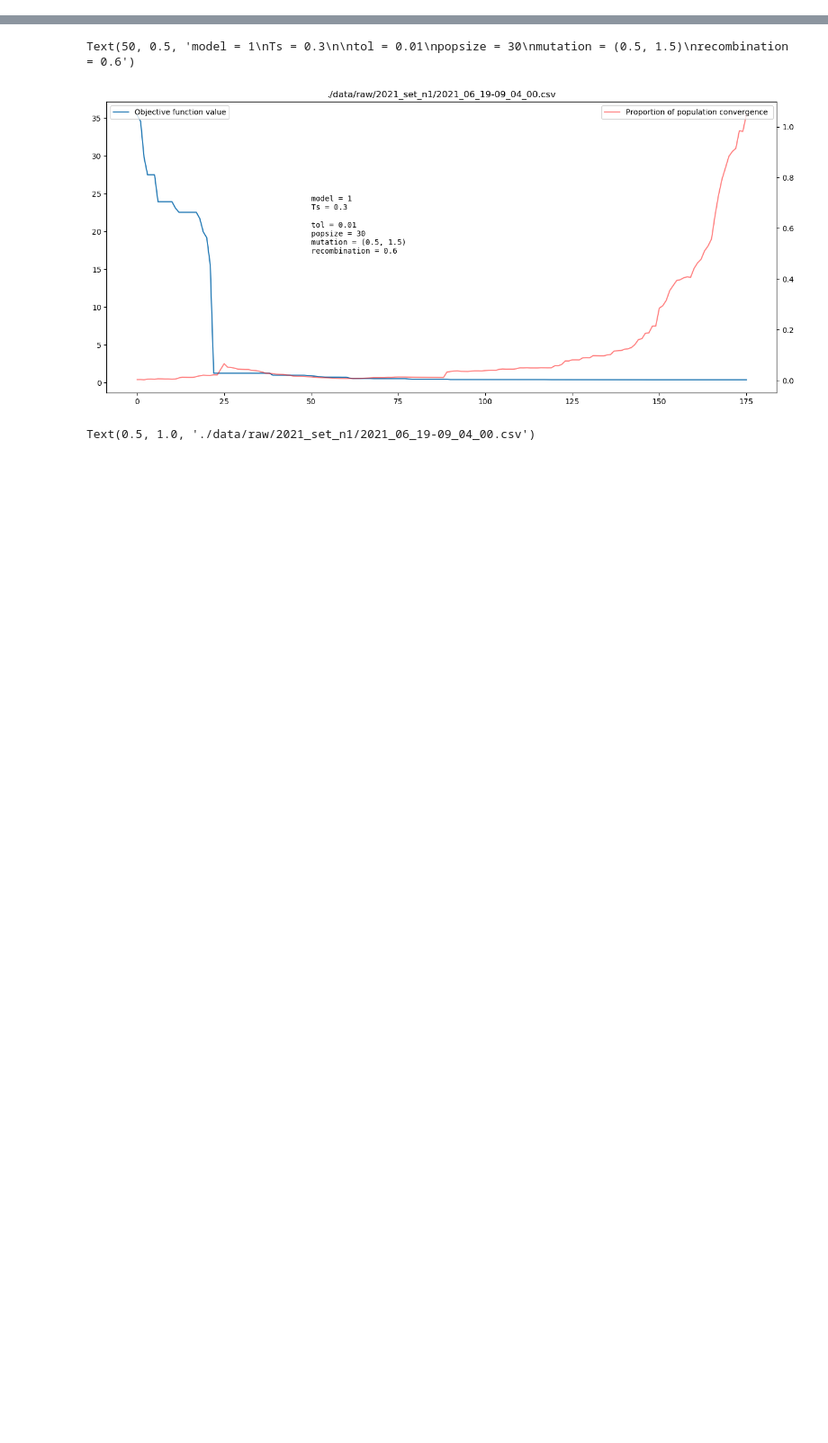
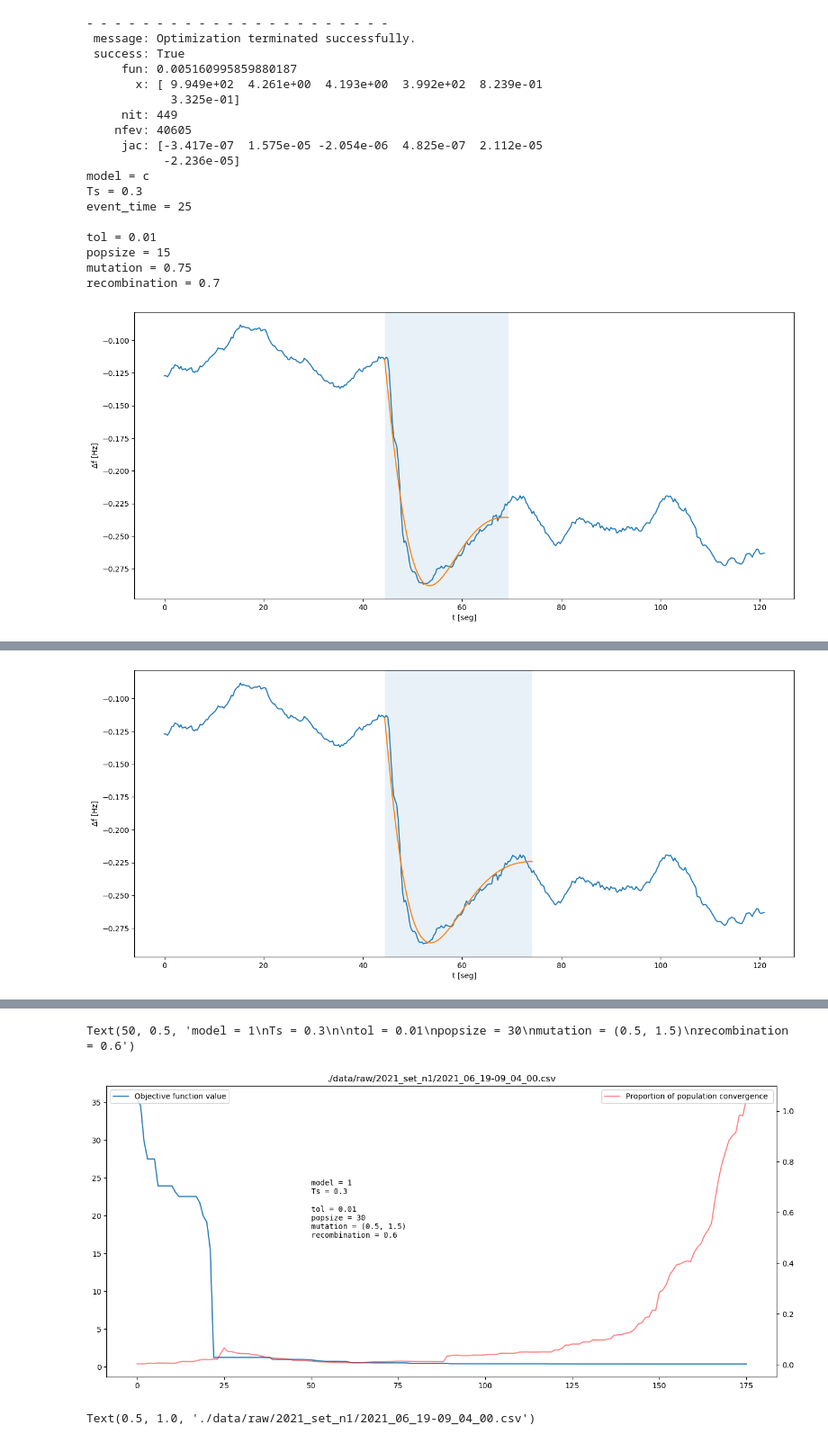
Before and after one commit to JoFeG/Differential-Evolution-Frequency-Model-Fitting, a Jupyter notebook: Example.ipynb, the cells around one changed output, grey strips where cells are left out. Shown at 90% size. Drawn from its saved outputs; the diff is of its cells as text; code cells hidden in the pictures; blank space fills up the shorter version.

```diff
--- a/Example.ipynb
+++ b/Example.ipynb
@@ -25,0 +28,63 @@ fig = plot_raw(input_path)
+# %%
+## EJemplo uso sampler de_runs y plot_result
+from sampler import sampler
+from de_run import objective_function
+from plot_result import plot_result
+
+import models as mdl
+
+model = "c"
+Ts = 0.3
+
+for k in range(6):
+    event_time = 25 + 5*k
+    df = sampler(input_path, Ts, event_time=event_time)
+    P0 = df["power"][0] / 1000 # esto en realidad es ΔP_k en la notacion del modelo: que unidades tiene??
+
+    event_freq = df["delta_freq"][df["event"]==1].to_numpy()
+
+    bounds = [(0.00001, 1000) for i in range(mdl.params[model])] ## CHECK THIS SOLUTION
+    arguments = (model, Ts, P0, event_freq)
+
+    # DE Default parameters
+    popsize = 15
+    mutation = 0.75  # can be interval (min, max), will change at each iteration.
+    recombination = 0.7
+    tol = 0.01
+
+    result = differential_evolution(
+        objective_function,
+        bounds,
+        args = (arguments,),
+    #    callback = callback,
+        popsize = popsize,
+        tol = tol,
+        mutation = mutation,
+        recombination = recombination
+    )
+
+    print("\n\n- - - - - - - - - - - - - - - - - - - - - -")
+    print(result)
+    print(f"model = {model}\nTs = {Ts}\nevent_time = {event_time}\n\ntol = {tol}\npopsize = {popsize}\nmutation = {mutation}\nrecombination = {recombination}")
+    fig = plot_result(df, arguments, result.x)
+    plt.show(fig)
+# %% [output]
+- - - - - - - - - - - - - - - - - - - - - -
+ message: Optimization terminated successfully.
+ success: True
+     fun: 0.005160995859880187
+       x: [ 9.949e+02  4.261e+00  4.193e+00  3.992e+02  8.239e-01
+            3.325e-01]
+     nit: 449
+    nfev: 40605
+     jac: [-3.417e-07  1.575e-05 -2.054e-06  4.825e-07  2.112e-05
+           -2.236e-05]
+model = c
+Ts = 0.3
+event_time = 25
+
+tol = 0.01
+popsize = 15
+mutation = 0.75
+recombination = 0.7
+[figure, added]
@@ -25,0 +109 @@ fig = plot_raw(input_path)
+[figure, added]
```
Also changed, not shown: parts of 8 cells of this notebook, 2 other files.
